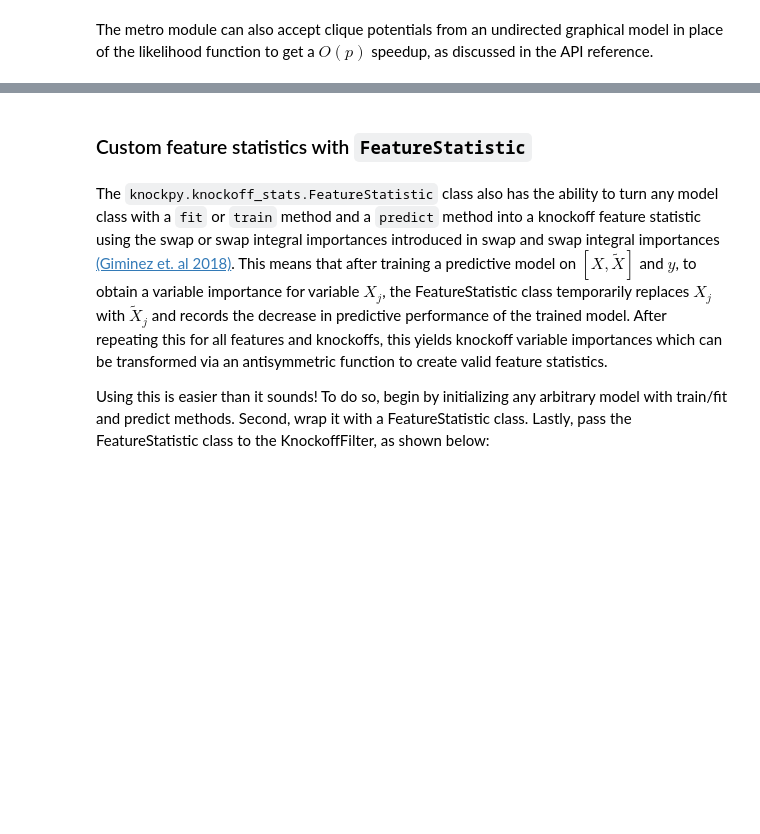
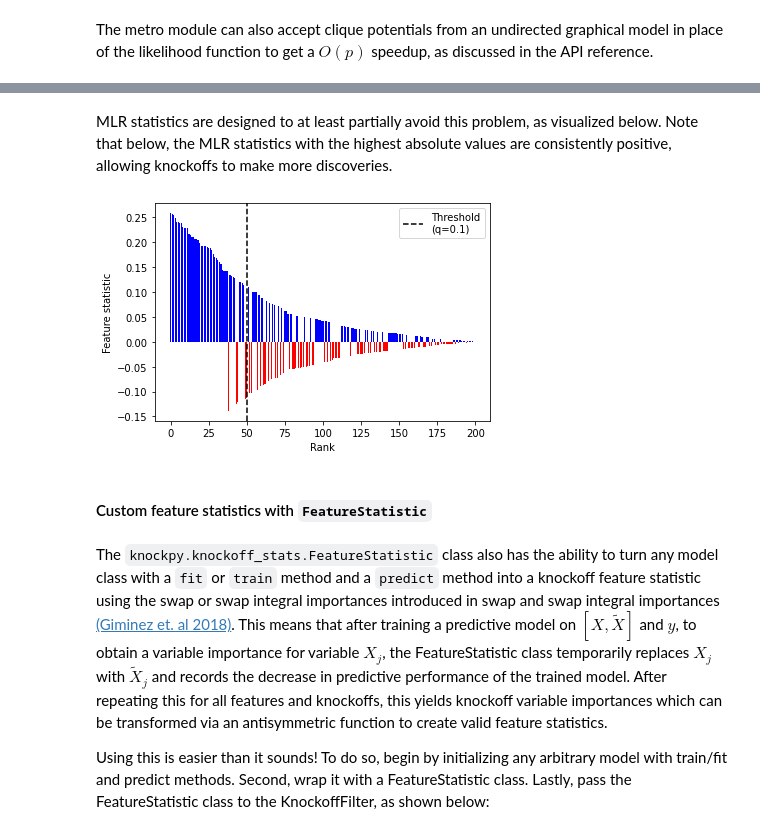
Before and after one commit to amspector100/knockpy, a Jupyter notebook: docs/source/usage.ipynb, the cells around one changed output, grey strips where cells are left out. Drawn from its saved outputs; the diff is of its cells as text; code cells hidden in the pictures; blank space fills up the shorter version.

```diff
--- a/docs/source/usage.ipynb
+++ b/docs/source/usage.ipynb
@@ -185,5 +222,13 @@ kfilter2 = KnockoffFilter(
+# %% [markdown]
+MLR statistics are designed to at least partially avoid this problem, as visualized below. Note that below, the MLR statistics with the highest absolute values are consistently positive, allowing knockoffs to make more discoveries.
+# %%
+kfilter_mlr = KnockoffFilter(ksampler='fx', fstat='mlr')
+kfilter_mlr.forward(X=X, y=y, Sigma=Sigma)
+kfilter_mlr.seqstep_plot()
+# %% [output]
+[figure, added]
 # %% [markdown]
-### Custom feature statistics with ``FeatureStatistic``
+#### Custom feature statistics with ``FeatureStatistic``
 # %% [markdown]
 The ``knockpy.knockoff_stats.FeatureStatistic`` class also has the ability to turn any model class with a ``fit`` or ``train`` method and a ``predict`` method into a knockoff feature statistic using the swap or swap integral importances introduced in swap and swap integral importances [(Giminez et. al 2018)](https://arxiv.org/abs/1807.06214). This means that after training a predictive model on $[X, \tilde{X}]$ and $y$, to obtain a variable importance for variable $X_j$, the FeatureStatistic class temporarily replaces $X_j$ with $\tilde{X}_j$ and records the decrease in predictive performance of the trained model. After repeating this for all features and knockoffs, this yields knockoff variable importances which can be transformed via an antisymmetric function to create valid feature statistics.
 
```
Also changed, not shown: parts of 17 cells of this notebook, 32 other files.
